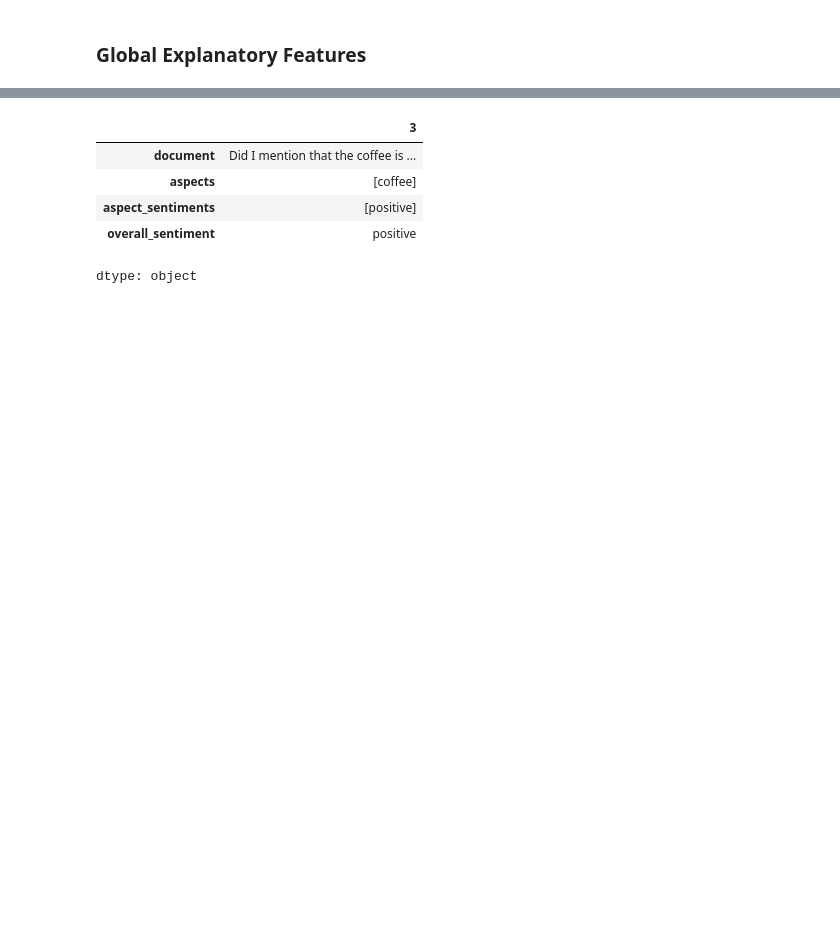
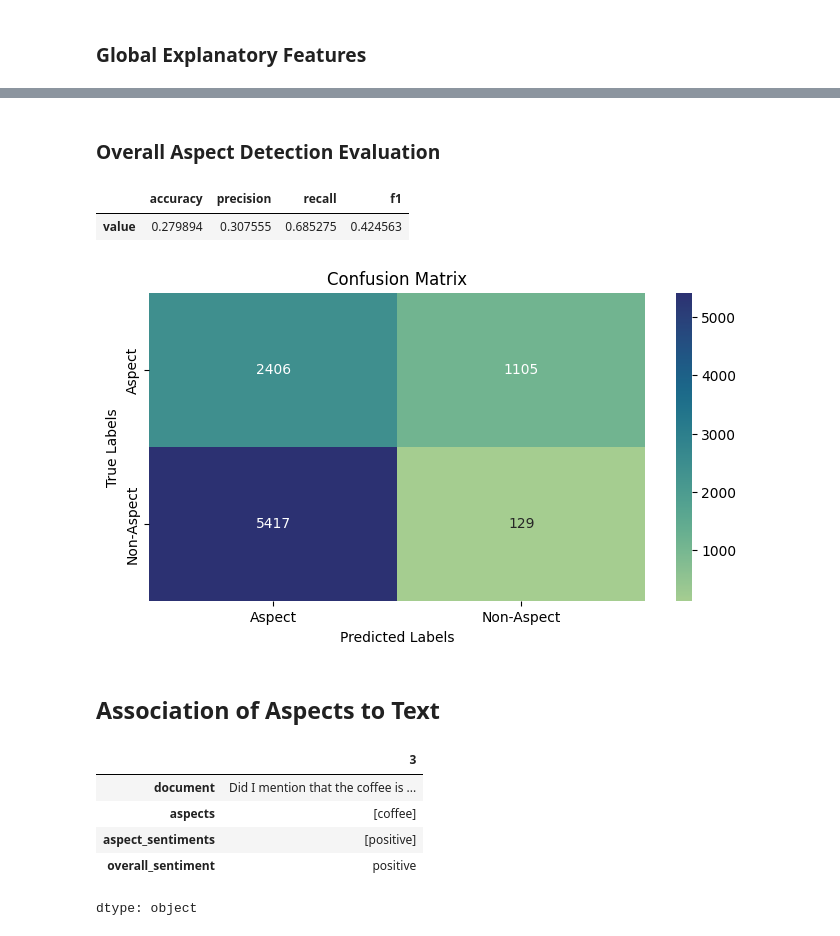
Before and after one commit to tabaraei/aspect-based-sentiment-analysis, a Jupyter notebook: ABSA.ipynb, the cells around one changed output, grey strips where cells are left out. Cells and saved outputs as stored; diff of their text form; code cells hidden in the pictures; blank space fills up the shorter version.

```diff
--- a/ABSA.ipynb
+++ b/ABSA.ipynb
@@ -209,0 +310,14 @@ def get_candidates(clf, vectorized_doc, threshold_aspect=0.004):
+# %% [markdown]
+### Overall Aspect Detection Evaluation
+# %%
+evaluation_metrics = AD.evaluate_aspect_detection(best_aspect_threshold)
+cm = evaluation_metrics['confusion_matrix']
+del evaluation_metrics['confusion_matrix']
+pd.DataFrame([evaluation_metrics], index=['value'])
+# %% [output]
+|  | accuracy | precision | recall | f1 |
+| value | 0.279894 | 0.307555 | 0.685275 | 0.424563 |
+# %%
+visualize_confusion_matrix(cm, pred_labels=cm.columns, true_labels=cm.index)
+# %% [output]
+[figure, added]
@@ -210,3 +329,5 @@ def get_candidates(clf, vectorized_doc, threshold_aspect=0.004):
+# %% [markdown]
+## Association of Aspects to Text
 # %%
 document_id = 3
 document = test_df.loc[document_id, 'document']
```
Also changed, not shown: parts of 31 cells of this notebook.
